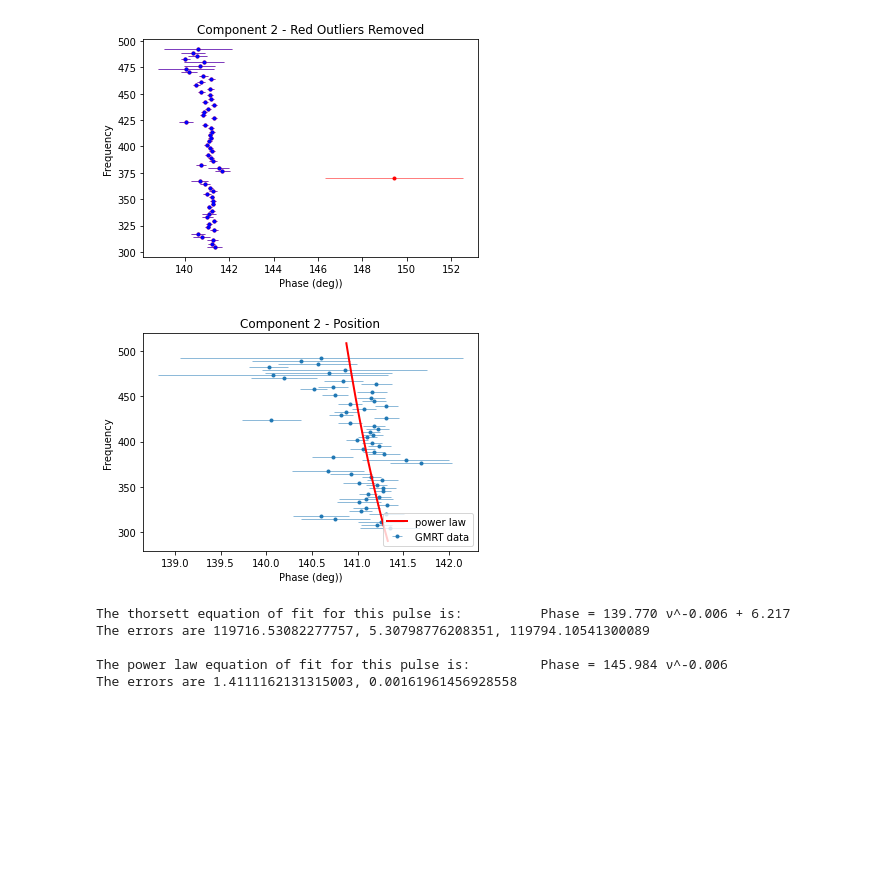
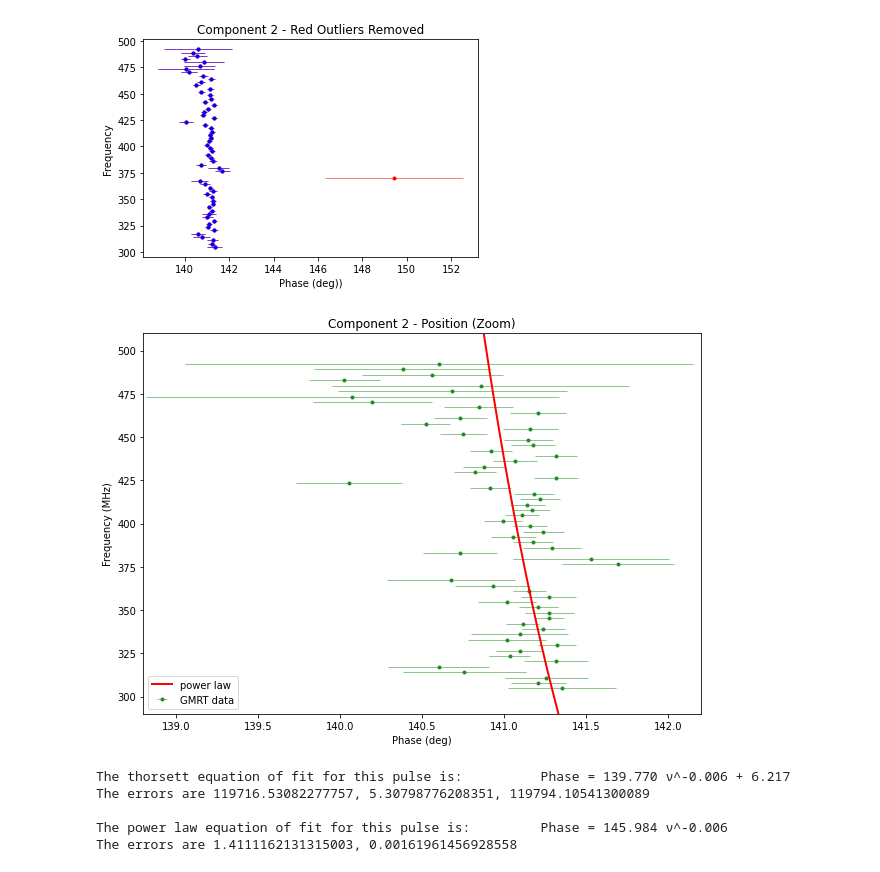
Before and after one commit to lisa53396/19SS-B0818-41, a Jupyter notebook: python_scripts/Component_Separation.ipynb, the cells around one changed output. Saved outputs shown, nothing was run; the diff lists cells and outputs as text; code cells hidden in the pictures; blank space fills up the shorter version.

Commit message:
New component plots - Theory calculations - Prometheus shut down

```diff
--- a/python_scripts/Component_Separation.ipynb
+++ b/python_scripts/Component_Separation.ipynb
@@ -838,17 +838,19 @@ comp2_fit_errorpl=np.sqrt(np.diag(comp2_covpl))
 comp2_fitpl = powerlaw(y_range, *comp2_paramspl)
 comp2_fitpl2 = powerlaw(frequency_comp2, *comp2_paramspl)
 # %%
+py.figure(figsize=(10,7))
 #Graph points with the fit ontop
-py.errorbar( phase_comp2,frequency_comp2, xerr=comp2_err, fmt='.', lw=0.5, label='GMRT data', zorder=0)
+py.errorbar( phase_comp2,frequency_comp2, xerr=comp2_err,color='forestgreen', fmt='.', lw=0.5, label='GMRT data', zorder=0)
 py.plot(comp2_fitpl,y_range, color='red',lw=2, label='power law', zorder=1)
-py.title('Component 2 - Position')
-py.xlabel('Phase (deg))')
-py.ylabel('Frequency')
-py.legend(loc='lower right')
-#py.axis([251.5,270.5,290,510])
+py.title('Component 2 - Position (Zoom)')
+py.xlabel('Phase (deg)')
+py.ylabel('Frequency (MHz)')
+py.legend(loc='lower left')
+#py.axis([133,150,290,510])
+py.axis([138.8,142.2,290,510])
 py.savefig('figures/Comp2_pos.png')
 # %% [output]
-[figure, old version]
+[figure, new version]
 # %%
 print(f'The thorsett equation of fit for this pulse is: \t Phase = {comp2_params[0]:.3f} \u03BD^{comp2_params[1]:.3f} + {comp2_params[2]:.3f}')
 print(f'The errors are {comp2_fit_error[0]}, {comp2_fit_error[1]}, {comp2_fit_error[2]} \n')
```
Also changed, not shown: parts of 25 cells of this notebook, 12 other files.
